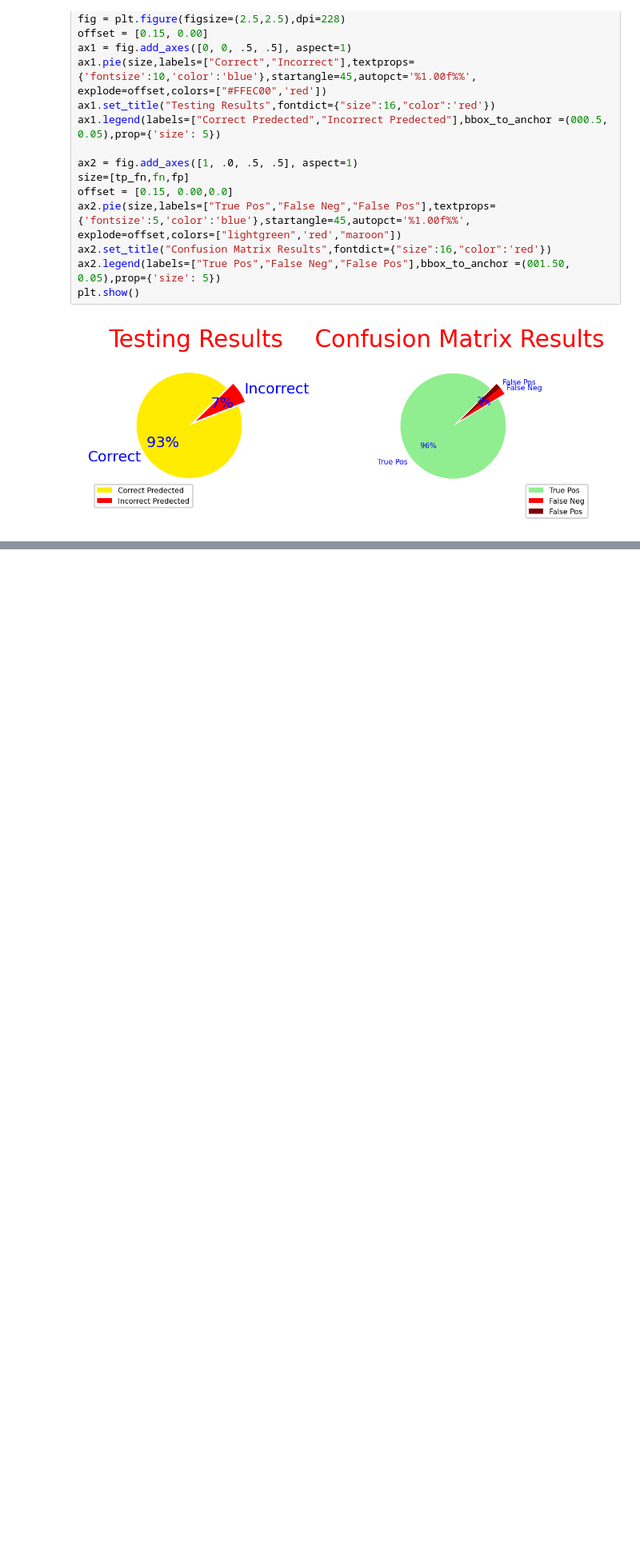
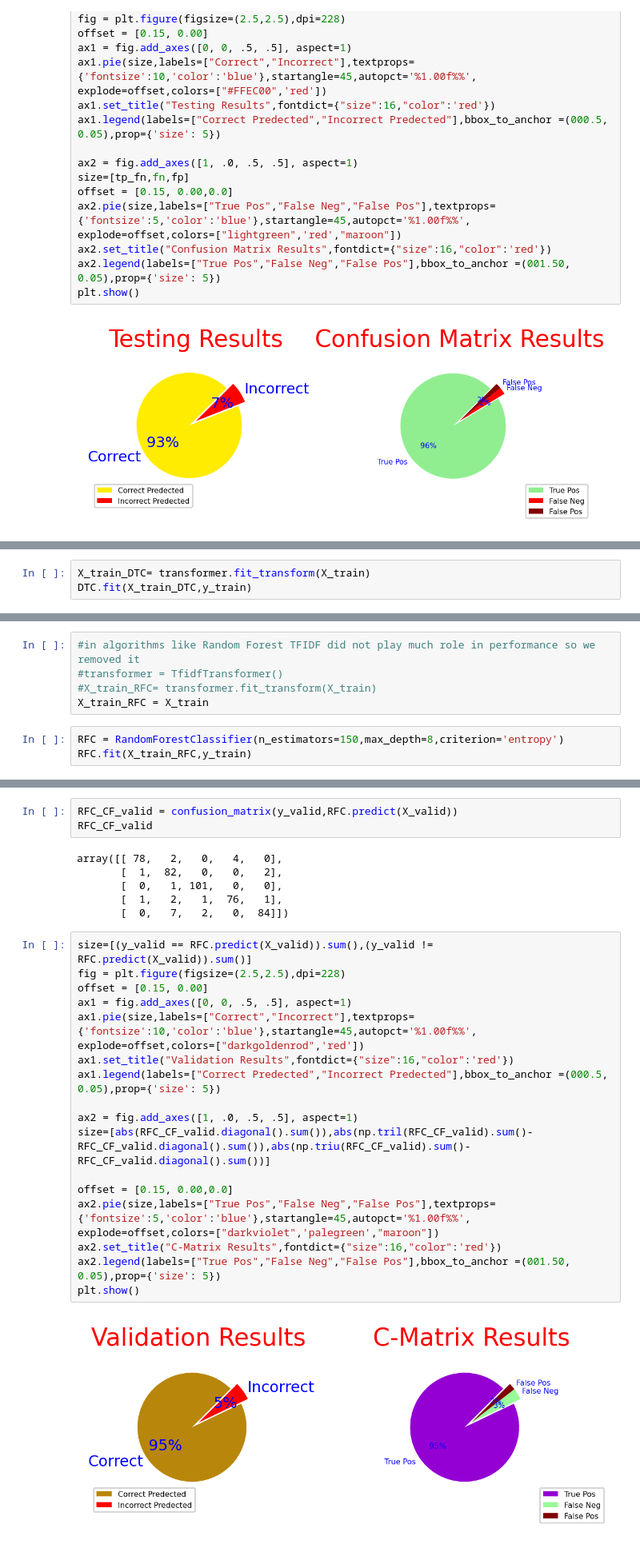
Before and after one commit to Hello49/multiclass, a Jupyter notebook: Model.ipynb, the cells around one changed output, grey strips where cells are left out. Shown at 80% size. Saved outputs shown, nothing was run; the diff lists cells and outputs as text; blank space fills up the shorter version.

Commit message:
Added A Random Forest Classifier

```diff
--- a/Model.ipynb
+++ b/Model.ipynb
@@ -784,0 +797,3 @@ print("F1-Score is {:0.02%} ".format(f1_score(y_test.values,knn.predict(X_test),
+# %%
+X_train_DTC= transformer.fit_transform(X_train)
+DTC.fit(X_train_DTC,y_train)
@@ -784,0 +820,8 @@ print("F1-Score is {:0.02%} ".format(f1_score(y_test.values,knn.predict(X_test),
+# %%
+#in algorithms like Random Forest TFIDF did not play much role in performance so we removed it
+#transformer = TfidfTransformer()
+#X_train_RFC= transformer.fit_transform(X_train)
+X_train_RFC = X_train
+# %%
+RFC = RandomForestClassifier(n_estimators=150,max_depth=8,criterion='entropy')
+RFC.fit(X_train_RFC,y_train)
@@ -784,0 +853,28 @@ print("F1-Score is {:0.02%} ".format(f1_score(y_test.values,knn.predict(X_test),
+# %%
+RFC_CF_valid = confusion_matrix(y_valid,RFC.predict(X_valid))
+RFC_CF_valid
+# %% [output]
+array([[ 78,   2,   0,   4,   0],
+       [  1,  82,   0,   0,   2],
+       [  0,   1, 101,   0,   0],
+       [  1,   2,   1,  76,   1],
+       [  0,   7,   2,   0,  84]])
+# %%
+size=[(y_valid == RFC.predict(X_valid)).sum(),(y_valid != RFC.predict(X_valid)).sum()]
+fig = plt.figure(figsize=(2.5,2.5),dpi=228)
+offset = [0.15, 0.00]
+ax1 = fig.add_axes([0, 0, .5, .5], aspect=1)
+ax1.pie(size,labels=["Correct","Incorrect"],textprops={'fontsize':10,'color':'blue'},startangle=45,autopct='%1.00f%%', explode=offset,colors=["darkgoldenrod",'red'])
+ax1.set_title("Validation Results",fontdict={"size":16,"color":'red'})
+ax1.legend(labels=["Correct Predected","Incorrect Predected"],bbox_to_anchor =(000.5, 0.05),prop={'size': 5})
+
+ax2 = fig.add_axes([1, .0, .5, .5], aspect=1)
+size=[abs(RFC_CF_valid.diagonal().sum()),abs(np.tril(RFC_CF_valid).sum()-RFC_CF_valid.diagonal().sum()),abs(np.triu(RFC_CF_valid).sum()-RFC_CF_valid.diagonal().sum())]
+
+offset = [0.15, 0.00,0.0]
+ax2.pie(size,labels=["True Pos","False Neg","False Pos"],textprops={'fontsize':5,'color':'blue'},startangle=45,autopct='%1.00f%%', explode=offset,colors=["darkviolet",'palegreen',"maroon"])
+ax2.set_title("C-Matrix Results",fontdict={"size":16,"color":'red'})
+ax2.legend(labels=["True Pos","False Neg","False Pos"],bbox_to_anchor =(001.50, 0.05),prop={'size': 5})
+plt.show()
+# %% [output]
+[figure, added]
```
Also changed, not shown: parts of 35 cells of this notebook.
